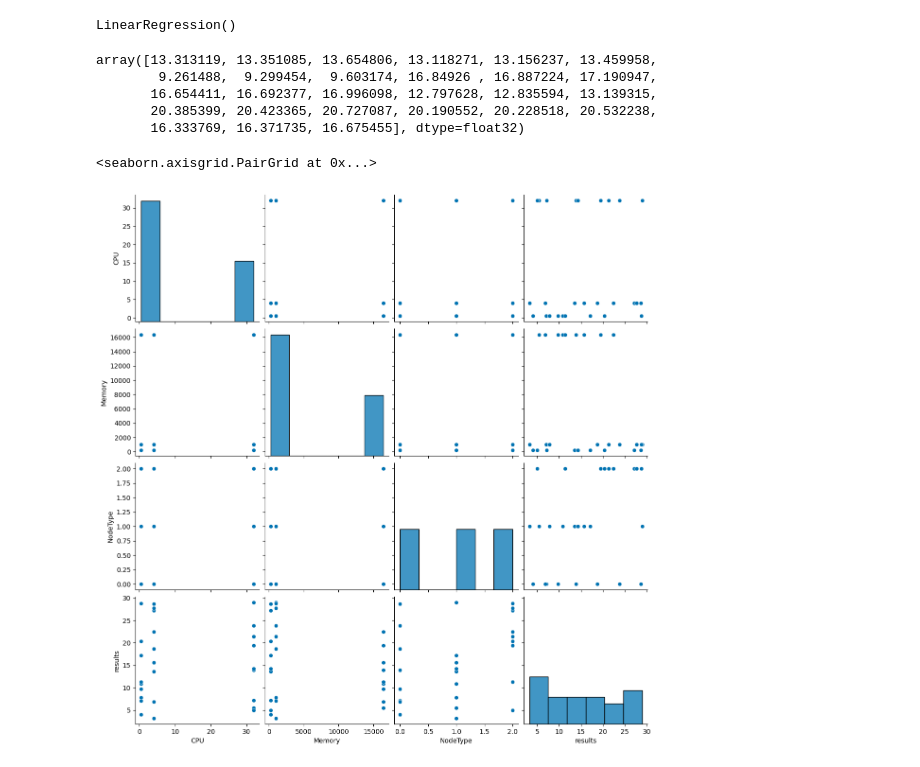
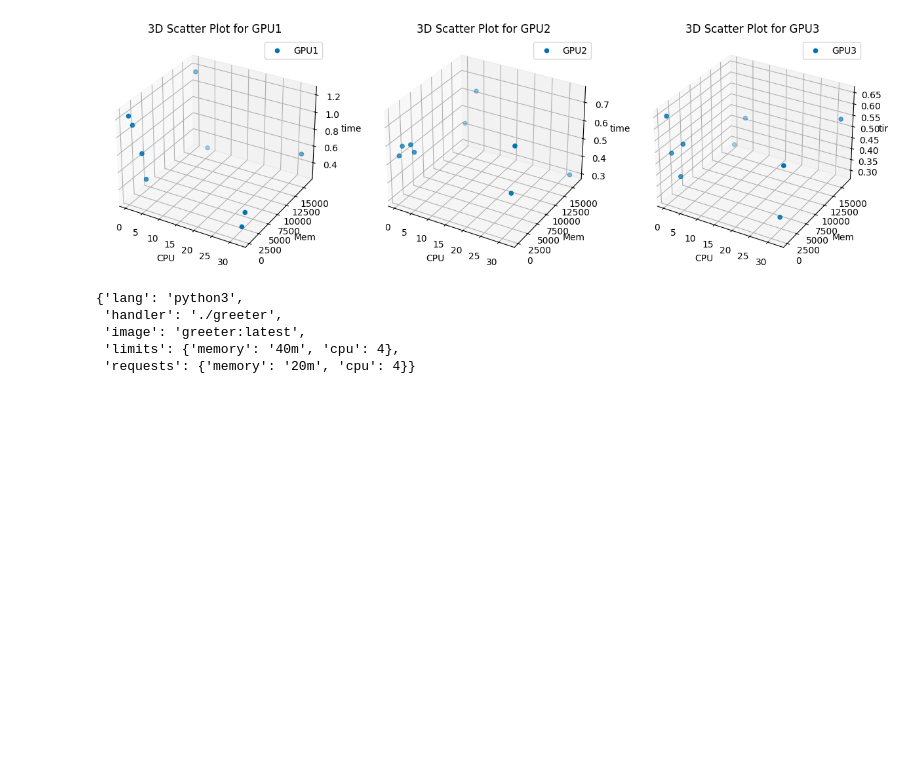
Before and after one commit to ckeenan34/FaaSterConfig, a Jupyter notebook: notebooks/Exploration.ipynb, the cells around one changed output. Cells and saved outputs as stored; diff of their text form; code cells hidden in the pictures; blank space fills up the shorter version.

```diff
--- a/notebooks/Exploration.ipynb
+++ b/notebooks/Exploration.ipynb
@@ -90,21 +88,31 @@ doe
-# %%
-lm=LinearRegression()
-X = doe[['CPU','Memory','NodeType']]
-Y = doe['results']
-lm.fit(X,Y)
-# %% [output]
-LinearRegression()
-# %%
-lm.predict(X)
-# %% [output]
-array([13.313119, 13.351085, 13.654806, 13.118271, 13.156237, 13.459958,
-        9.261488,  9.299454,  9.603174, 16.84926 , 16.887224, 17.190947,
-       16.654411, 16.692377, 16.996098, 12.797628, 12.835594, 13.139315,
-       20.385399, 20.423365, 20.727087, 20.190552, 20.228518, 20.532238,
-       16.333769, 16.371735, 16.675455], dtype=float32)
-# %%
-sns.set_palette('colorblind')
-sns.pairplot(data=doe[['CPU', "Memory", "NodeType", "results"]], height=3)
-# %% [output]
-<seaborn.axisgrid.PairGrid at 0x...>
-[figure, removed]
+# %%
+df = doe.copy()
+# %%
+# Assuming 'x_var' and 'y_var' are your numerical variables, and 'z_var' is your response variable
+x_var = 'CPU'
+y_var = 'Mem'
+z_var = 'time'
+categorical_var = 'NodeTypeStr'
+
+# Get unique categories in your categorical variable
+categories = df[categorical_var].unique()
+
+fig = plt.figure(figsize=(15, 10))
+
+# Loop through categories and create 3D scatter plots
+for i, category in enumerate(categories):
+    subset = df[df[categorical_var] == category]
+
+    ax = fig.add_subplot(1, len(categories), i + 1, projection='3d')
+    ax.scatter(subset[x_var], subset[y_var], subset[z_var], label=category)
+
+    ax.set_xlabel(x_var)
+    ax.set_ylabel(y_var)
+    ax.set_zlabel(z_var)
+
+    ax.set_title(f'3D Scatter Plot for {category}')
+    ax.legend()
+
+plt.show()
+# %% [output]
+[figure, added]
@@ -110,0 +135,8 @@ sns.pairplot(data=doe[['CPU', "Memory", "NodeType", "results"]], height=3)
+# %%
+data["functions"]['greeter']
+# %% [output]
+{'lang': 'python3',
+ 'handler': './greeter',
+ 'image': 'greeter:latest',
+ 'limits': {'memory': '40m', 'cpu': 4},
+ 'requests': {'memory': '20m', 'cpu': 4}}
```
Also changed, not shown: parts of 15 cells of this notebook, 7 other files.
